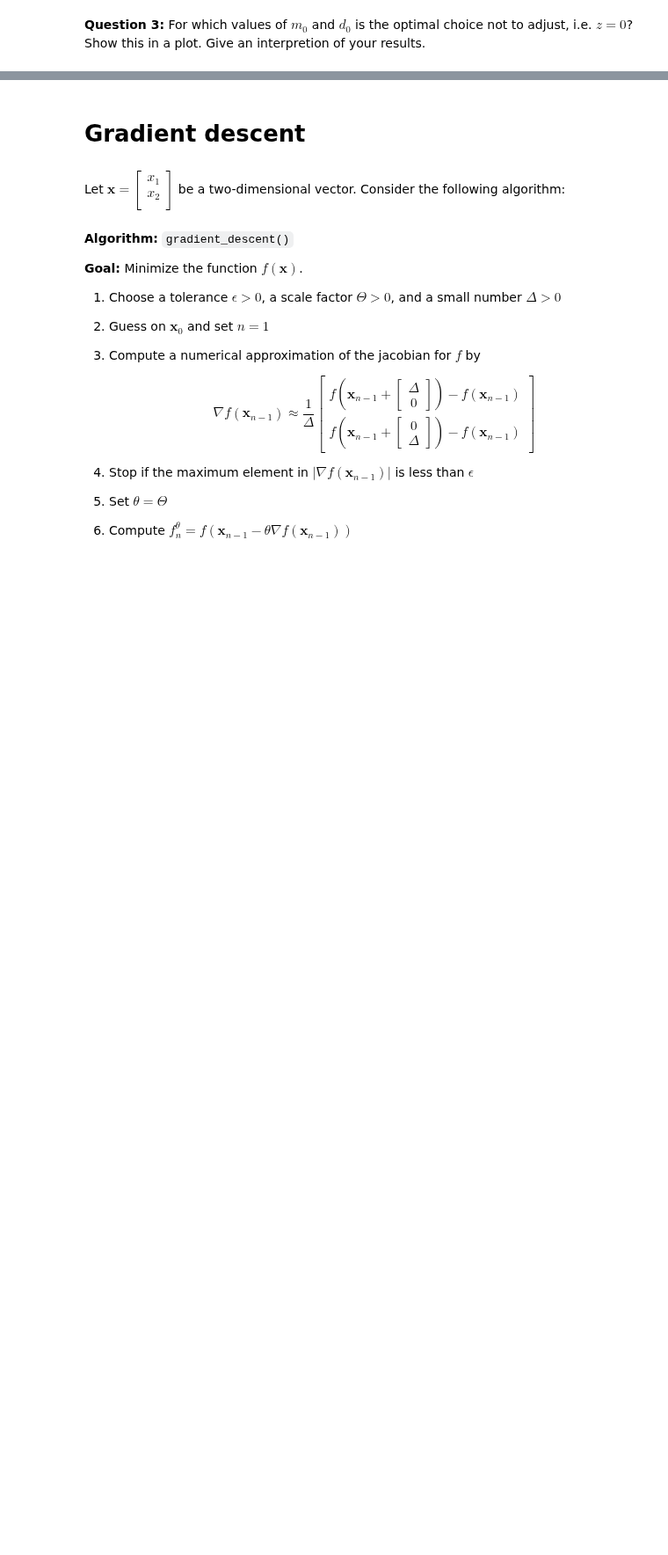
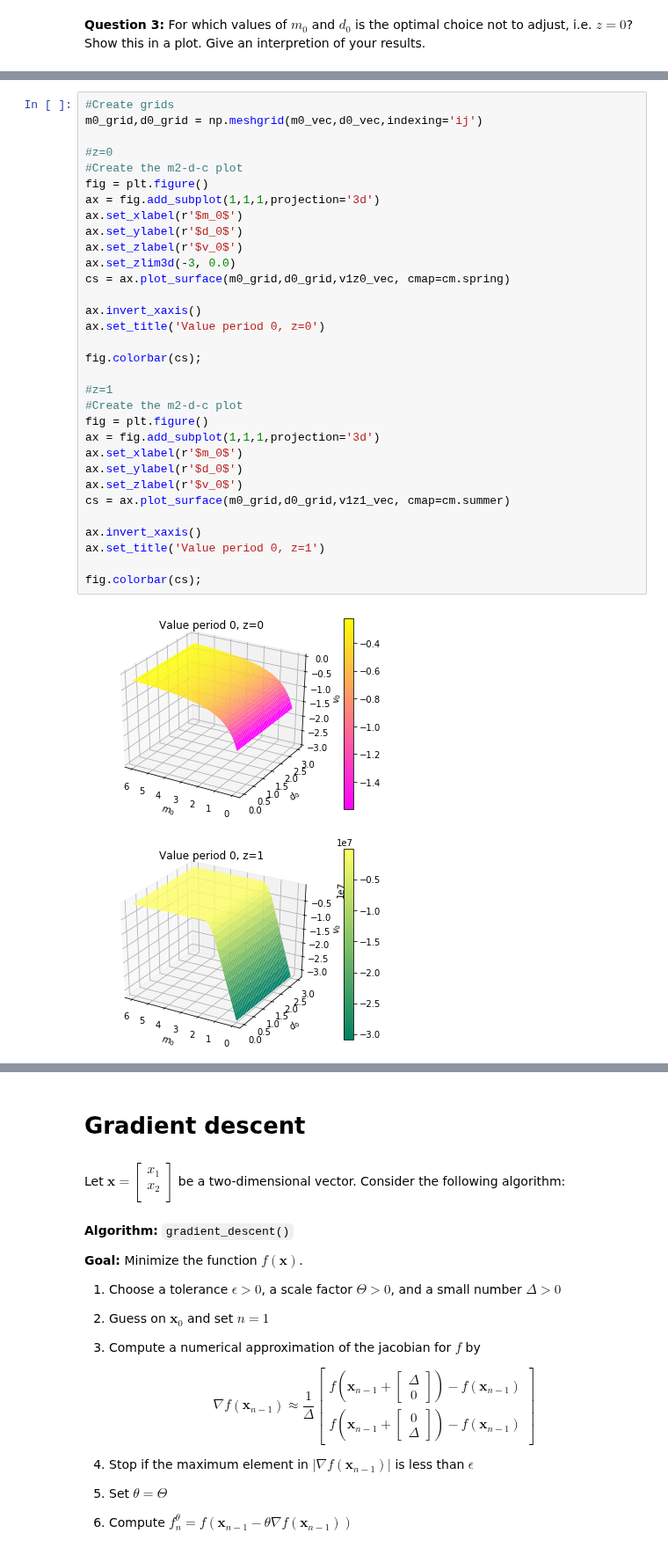
Before and after one commit to NumEconCopenhagen/projects-2020-matrixgymnasterne, a Jupyter notebook: examproject/exam_2020.ipynb, the cells around one changed output, grey strips where cells are left out. Shown at 88% size. Drawn from its saved outputs; the diff is of its cells as text; blank space fills up the shorter version.

```diff
--- a/examproject/exam_2020.ipynb
+++ b/examproject/exam_2020.ipynb
@@ -672,0 +678,35 @@ m2_vec, d_vec, v2_vec, c_vec, x_vec = solve_p2(alpha,chi,rho)
+# %%
+#Create grids
+m0_grid,d0_grid = np.meshgrid(m0_vec,d0_vec,indexing='ij')
+
+#z=0
+#Create the m2-d-c plot
+fig = plt.figure()
+ax = fig.add_subplot(1,1,1,projection='3d')
+ax.set_xlabel(r'$m_0$')
+ax.set_ylabel(r'$d_0$')
+ax.set_zlabel(r'$v_0$')
+ax.set_zlim3d(-3, 0.0)
+cs = ax.plot_surface(m0_grid,d0_grid,v1z0_vec, cmap=cm.spring)
+
+ax.invert_xaxis()
+ax.set_title('Value period 0, z=0')
+
+fig.colorbar(cs);
+
+#z=1
+#Create the m2-d-c plot
+fig = plt.figure()
+ax = fig.add_subplot(1,1,1,projection='3d')
+ax.set_xlabel(r'$m_0$')
+ax.set_ylabel(r'$d_0$')
+ax.set_zlabel(r'$v_0$')
+cs = ax.plot_surface(m0_grid,d0_grid,v1z1_vec, cmap=cm.summer)
+
+ax.invert_xaxis()
+ax.set_title('Value period 0, z=1')
+
+fig.colorbar(cs);
+# %% [output]
+[figure, added]
+[figure, added]
```
Also changed, not shown: parts of 9 cells of this notebook.
